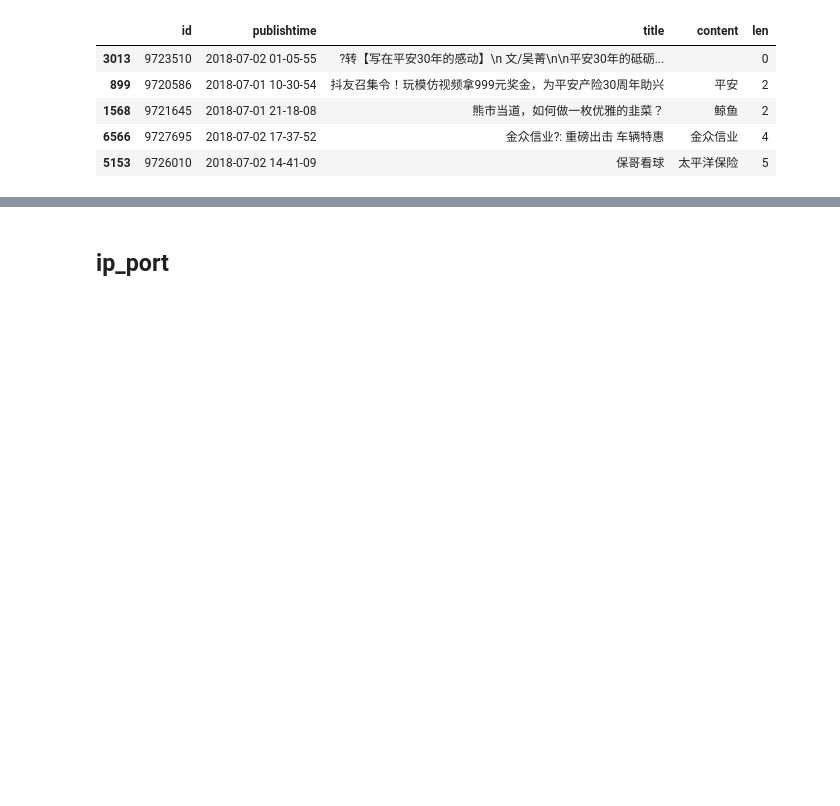
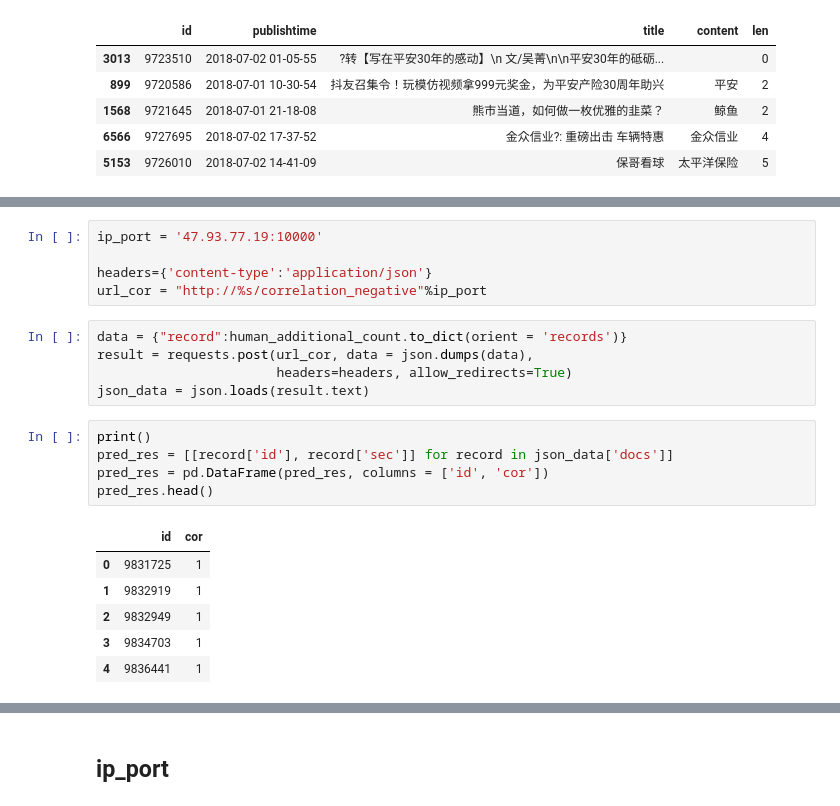
Before and after one commit to xuhuanyunxiao/jupyter-notebook, a Jupyter notebook: proj_cbirc/test_conn_接口与数据库测试.ipynb, the cells around one changed output, grey strips where cells are left out. Drawn from its saved outputs; the diff is of its cells as text; blank space fills up the shorter version.

```diff
--- a/proj_cbirc/test_conn_接口与数据库测试.ipynb
+++ b/proj_cbirc/test_conn_接口与数据库测试.ipynb
@@ -70,0 +96,22 @@ test_set.head()
+# %%
+ip_port = '47.93.77.19:10000'
+
+headers={'content-type':'application/json'}
+url_cor = "http://%s/correlation_negative"%ip_port
+# %%
+data = {"record":human_additional_count.to_dict(orient = 'records')}
+result = requests.post(url_cor, data = json.dumps(data),
+                       headers=headers, allow_redirects=True)
+json_data = json.loads(result.text)
+# %%
+print()
+pred_res = [[record['id'], record['sec']] for record in json_data['docs']]
+pred_res = pd.DataFrame(pred_res, columns = ['id', 'cor'])
+pred_res.head()
+# %% [output]
+|  | id | cor |
+| 0 | 9831725 | 1 |
+| 1 | 9832919 | 1 |
+| 2 | 9832949 | 1 |
+| 3 | 9834703 | 1 |
+| 4 | 9836441 | 1 |
```
Also changed, not shown: parts of 6 cells of this notebook, 4 other files.
